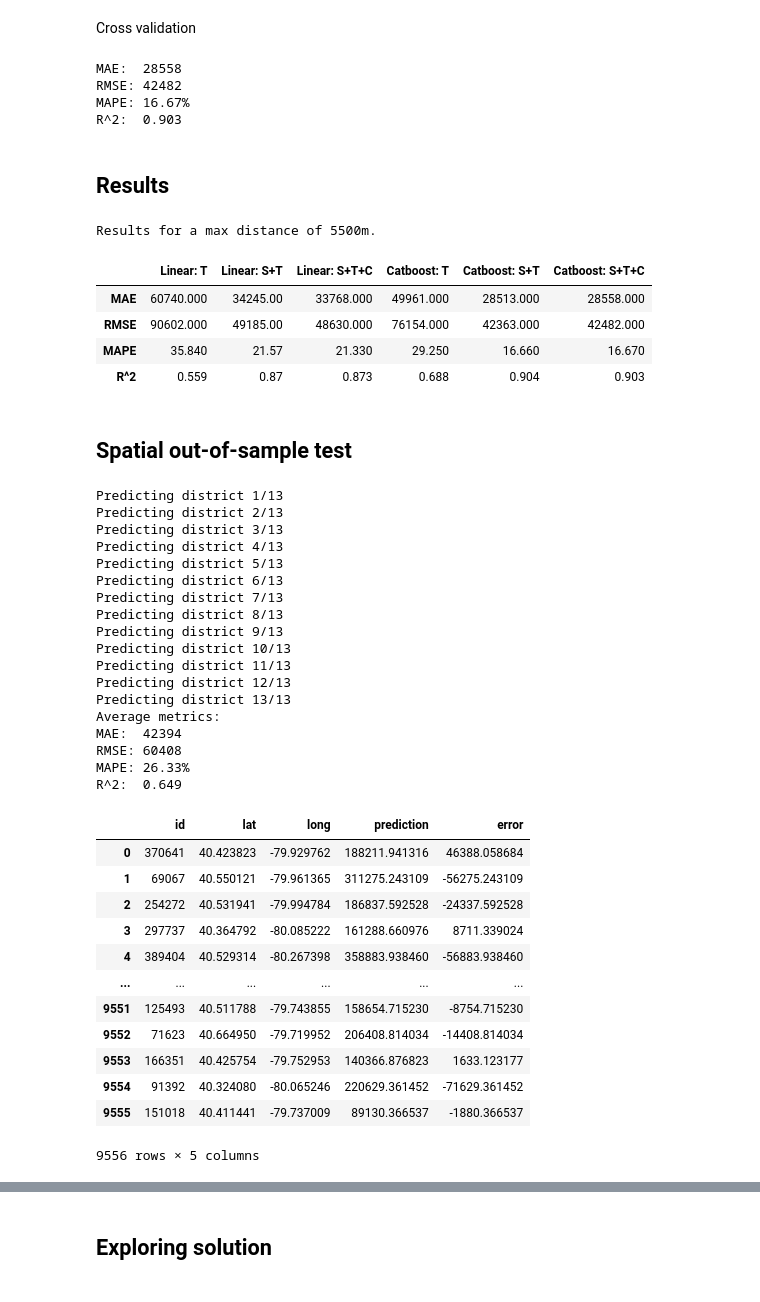
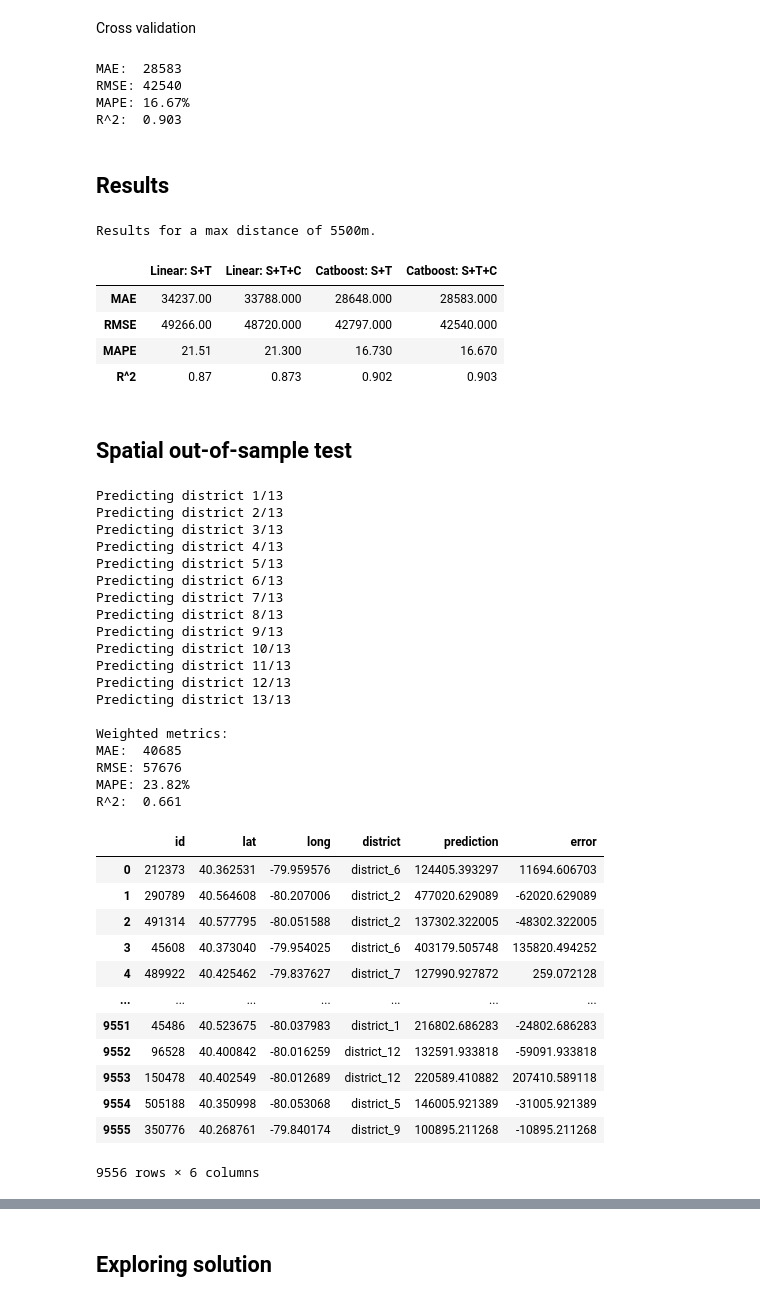
Before and after one commit to tim-heuwinkel/wikipedia-real-estate, a Jupyter notebook: ML_wiki.ipynb, the cells around one changed output, grey strips where cells are left out. Drawn from its saved outputs; the diff is of its cells as text; code cells hidden in the pictures.

```diff
--- a/ML_wiki.ipynb
+++ b/ML_wiki.ipynb
@@ -36,11 +37,16 @@ Definde constants.
 PATH = "C:/Users/Tim/.keras/datasets/wikipedia_real_estate/"
 MAX_DIST = 5500
 K_FOLDS = 5
+WEIGHTING = True
+DUMMIES = []  # e.g. ["MUNICODE"]
 # %% [markdown]
 Lead structured data with added text features.
 # %%
-structured_wiki_text = pd.read_csv(
-    PATH + f"structured_wiki_text_features_{MAX_DIST}.csv")
+if WEIGHTING:
+    structured_wiki_text = pd.read_csv(PATH + f"structured_wiki_text_features_{MAX_DIST}.csv")
+else:
+    structured_wiki_text = pd.read_csv(PATH + f"structured_wiki_text_features_{MAX_DIST}_NOWEIGHT.csv")
+
 print(structured_wiki_text.shape)
 structured_wiki_text.head(10)
 # %% [output]
@@ -316,10 +271,10 @@ R^2:  0.904
 # %% [markdown]
 Cross validation
 # %%
-results_df["Catboost: S+T+C"] = cross_validation(model_08, X, y)
+results_df["Catboost: S+T+C"], X_08_columns = cross_validation(model_08, X, y, K_FOLDS)
 # %% [output]
-MAE:  28558
-RMSE: 42482
+MAE:  28583
+RMSE: 42540
 MAPE: 16.67%
 R^2:  0.903
 # %% [markdown]
@@ -327,18 +282,20 @@ R^2:  0.903
 # %%
 results_df.index = ["MAE", "RMSE", "MAPE", "R^2"]
 # reorder columns
-results_df = results_df[["Linear: T", "Linear: S+T", "Linear: S+T+C", "Catboost: T", "Catboost: S+T", "Catboost: S+T+C"]]
-results_df.to_csv(
-    PATH + f"results/structured_wiki_{MAX_DIST}_results.csv", index=False)
+results_df = results_df[["Linear: S+T", "Linear: S+T+C", "Catboost: S+T", "Catboost: S+T+C"]]
+if WEIGHTING:
+    results_df.to_csv(PATH + f"results/structured_wiki_{MAX_DIST}_results.csv", index=False)
+else:
+    results_df.to_csv(PATH + f"results/structured_wiki_{MAX_DIST}_results_NOWEIGHT.csv", index=False)
 print(f"Results for a max distance of {MAX_DIST}m.")
 results_df.head()
 # %% [output]
 Results for a max distance of 5500m.
-|  | Linear: T | Linear: S+T | Linear: S+T+C | Catboost: T | Catboost: S+T | Catboost: S+T+C |
-| MAE | 60740.000 | 34245.00 | 33768.000 | 49961.000 | 28513.000 | 28558.000 |
-| RMSE | 90602.000 | 49185.00 | 48630.000 | 76154.000 | 42363.000 | 42482.000 |
-| MAPE | 35.840 | 21.57 | 21.330 | 29.250 | 16.660 | 16.670 |
-| R^2 | 0.559 | 0.87 | 0.873 | 0.688 | 0.904 | 0.903 |
+|  | Linear: S+T | Linear: S+T+C | Catboost: S+T | Catboost: S+T+C |
+| MAE | 34237.00 | 33788.000 | 28648.000 | 28583.000 |
+| RMSE | 49266.00 | 48720.000 | 42797.000 | 42540.000 |
+| MAPE | 21.51 | 21.300 | 16.730 | 16.670 |
+| R^2 | 0.87 | 0.873 | 0.902 | 0.903 |
 # %% [markdown]
 ## Spatial out-of-sample test
 # %%
@@ -359,25 +316,29 @@ Predicting district 10/13
 Predicting district 11/13
 Predicting district 12/13
 Predicting district 13/13
-Average metrics:
-MAE:  42394
-RMSE: 60408
-MAPE: 26.33%
-R^2:  0.649
+
+Weighted metrics:
+MAE:  40685
+RMSE: 57676
+MAPE: 23.82%
+R^2:  0.661
 # %%
-error_df_soos.to_csv(PATH+"results/errors_soos_wiki.csv")
+if WEIGHTING:
+    error_df_soos.to_csv(PATH+"results/errors_soos_wiki.csv")
+else:
+    error_df_soos.to_csv(PATH+"results/errors_soos_wiki_noweight.csv")
 error_df_soos
 # %% [output]
-|  | id | lat | long | prediction | error |
-| 0 | 370641 | 40.423823 | -79.929762 | 188211.941316 | 46388.058684 |
-| 1 | 69067 | 40.550121 | -79.961365 | 311275.243109 | -56275.243109 |
-| 2 | 254272 | 40.531941 | -79.994784 | 186837.592528 | -24337.592528 |
-| 3 | 297737 | 40.364792 | -80.085222 | 161288.660976 | 8711.339024 |
-| 4 | 389404 | 40.529314 | -80.267398 | 358883.938460 | -56883.938460 |
-| ... | ... | ... | ... | ... | ... |
-| 9551 | 125493 | 40.511788 | -79.743855 | 158654.715230 | -8754.715230 |
-| 9552 | 71623 | 40.664950 | -79.719952 | 206408.814034 | -14408.814034 |
-| 9553 | 166351 | 40.425754 | -79.752953 | 140366.876823 | 1633.123177 |
-| 9554 | 91392 | 40.324080 | -80.065246 | 220629.361452 | -71629.361452 |
-| 9555 | 151018 | 40.411441 | -79.737009 | 89130.366537 | -1880.366537 |
+|  | id | lat | long | district | prediction | error |
+| 0 | 212373 | 40.362531 | -79.959576 | district_6 | 124405.393297 | 11694.606703 |
+| 1 | 290789 | 40.564608 | -80.207006 | district_2 | 477020.629089 | -62020.629089 |
+| 2 | 491314 | 40.577795 | -80.051588 | district_2 | 137302.322005 | -48302.322005 |
+| 3 | 45608 | 40.373040 | -79.954025 | district_6 | 403179.505748 | 135820.494252 |
+| 4 | 489922 | 40.425462 | -79.837627 | district_7 | 127990.927872 | 259.072128 |
+| ... | ... | ... | ... | ... | ... | ... |
+| 9551 | 45486 | 40.523675 | -80.037983 | district_1 | 216802.686283 | -24802.686283 |
+| 9552 | 96528 | 40.400842 | -80.016259 | district_12 | 132591.933818 | -59091.933818 |
+| 9553 | 150478 | 40.402549 | -80.012689 | district_12 | 220589.410882 | 207410.589118 |
+| 9554 | 505188 | 40.350998 | -80.053068 | district_5 | 146005.921389 | -31005.921389 |
+| 9555 | 350776 | 40.268761 | -79.840174 | district_9 | 100895.211268 | -10895.211268 |
-9556 rows × 5 columns
+9556 rows × 6 columns
```
Also changed, not shown: parts of 43 cells of this notebook, 5 other files.
